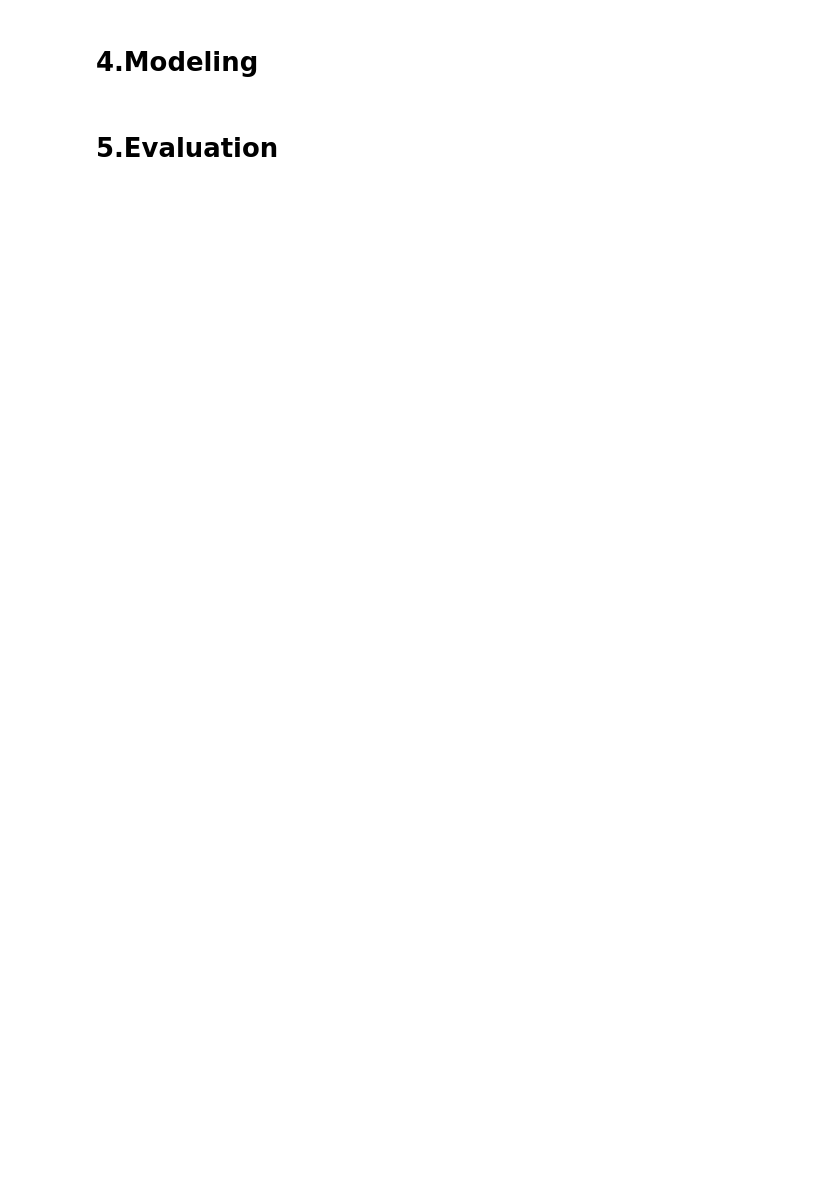
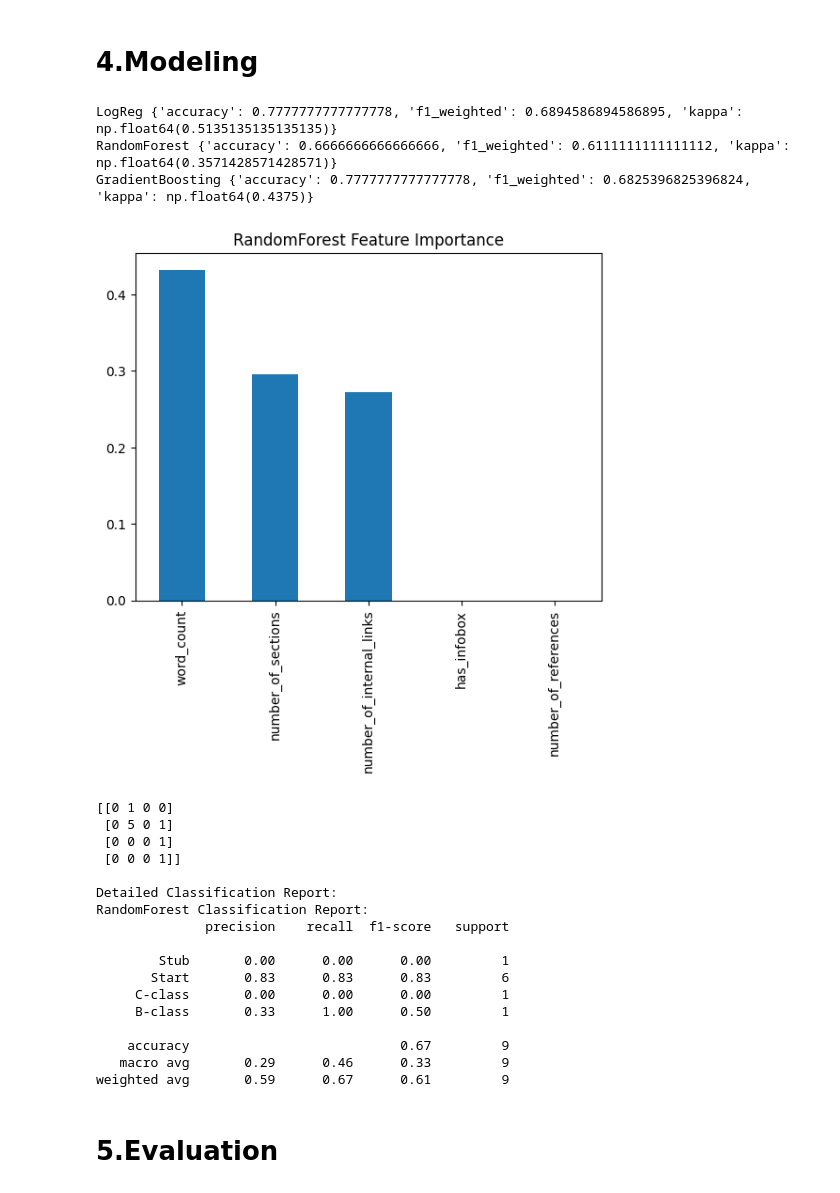
Before and after one commit to Akende1/code-unza25-csc4792-project_team_27-repository, a Jupyter notebook: code_unza25_csc4792_project_team_27_notebook.ipynb, the cells around one changed output. Cells and saved outputs as stored; diff of their text form; code cells hidden in the pictures; blank space fills up the shorter version.

```diff
--- a/code_unza25_csc4792_project_team_27_notebook.ipynb
+++ b/code_unza25_csc4792_project_team_27_notebook.ipynb
@@ -149,14 +173,23 @@ from sklearn.model_selection import train_test_split
 
 #Heuristic label function
 def heuristic_quality_label(row):
-    wc = row['word_count']; refs = row['references_signal']; secs = row['num_sections']
-    if wc<500 and refs<2 and secs<=2: return 0
-    if 500<=wc<1500 and refs>=2: return 1
-    if wc>=1500 and refs>=5 and secs>=5: return 2
-    if wc>=2000 and refs>=8 and secs>=6: return 3
-    if wc>=2500 and refs>=12 and secs>=8: return 4
-    if wc>=3000 and refs>=18 and secs>=10: return 5
-    return 0
+    wc = row['word_count']
+    secs = row['number_of_sections']
+    links = row['number_of_internal_links']
+
+    if wc < 100 and secs <= 2:
+        return 0
+    elif 100 <= wc < 250 and secs >= 2:
+        return 1
+    elif 250 <= wc < 400 and secs >= 3 and links >= 15:
+        return 2
+    elif 400 <= wc < 800 and secs >= 4 and links >= 30:
+        return 3
+    elif wc >= 800 and secs >= 5 and links >= 50:
+        return 4
+    else:
+        return 1  # fallback
+
 
 
 #Apply labels
@@ -164,7 +197,7 @@ df_raw['quality_label'] = df_raw.apply(heuristic_quality_label, axis=1)
 
 
 #Features & scaling
-feature_cols = ['word_count','num_sections','num_internal_links','num_images','num_external_links','category_count','has_infobox','references_signal']
+feature_cols = ['word_count','number_of_sections','number_of_internal_links','has_infobox','number_of_references']
 X = df_raw[feature_cols]
 y = df_raw['quality_label']
 scaler = StandardScaler()
@@ -204,35 +248,57 @@ models = {
 results = {}
 for name, model in models.items():
   model.fit(X_train, y_train)
   preds = model.predict(X_test)
   results[name] = {
       'accuracy': accuracy_score(y_test, preds),
       'f1_weighted': f1_score(y_test, preds, average='weighted'),
       'kappa': cohen_kappa_score(y_test, preds)
   }
   print(name, results[name])
 
 
 #Feature importance for RandomForest
 rf = models['RandomForest']
 import pandas as pd
 import matplotlib.pyplot as plt
 feat_imp = pd.Series(rf.feature_importances_, index=feature_cols).sort_values(ascending=False)
 feat_imp.plot(kind='bar', title='RandomForest Feature Importance')
 plt.show()
 
 
 
 #display confusion matrix
 preds = rf.predict(X_test)
 print(confusion_matrix(y_test, preds))
 
 
 # Classification report
 print("\nDetailed Classification Report:")
-quality_labels = ['Stub', 'Start', 'C-class', 'B-class', 'A-class', 'Featured']
+quality_labels = ['Stub', 'Start', 'C-class', 'B-class'] # Adjusted labels
 print("RandomForest Classification Report:")
-print(classification_report(y_test, preds, target_names=quality_labels))
+print(classification_report(y_test, preds, target_names=quality_labels, zero_division=0))
+# %% [output]
+LogReg {'accuracy': 0.7777777777777778, 'f1_weighted': 0.6894586894586895, 'kappa': np.float64(0.5135135135135135)}
+RandomForest {'accuracy': 0.6666666666666666, 'f1_weighted': 0.6111111111111112, 'kappa': np.float64(0.3571428571428571)}
+GradientBoosting {'accuracy': 0.7777777777777778, 'f1_weighted': 0.6825396825396824, 'kappa': np.float64(0.4375)}
+[figure, added]
+[[0 1 0 0]
+ [0 5 0 1]
+ [0 0 0 1]
+ [0 0 0 1]]
+
+Detailed Classification Report:
+RandomForest Classification Report:
+              precision    recall  f1-score   support
+
+        Stub       0.00      0.00      0.00         1
+       Start       0.83      0.83      0.83         6
+     C-class       0.00      0.00      0.00         1
+     B-class       0.33      1.00      0.50         1
+
+    accuracy                           0.67         9
+   macro avg       0.29      0.46      0.33         9
+weighted avg       0.59      0.67      0.61         9
 # %% [markdown]
 # 5.Evaluation
 # %%
```
Also changed, not shown: parts of 5 cells of this notebook.
